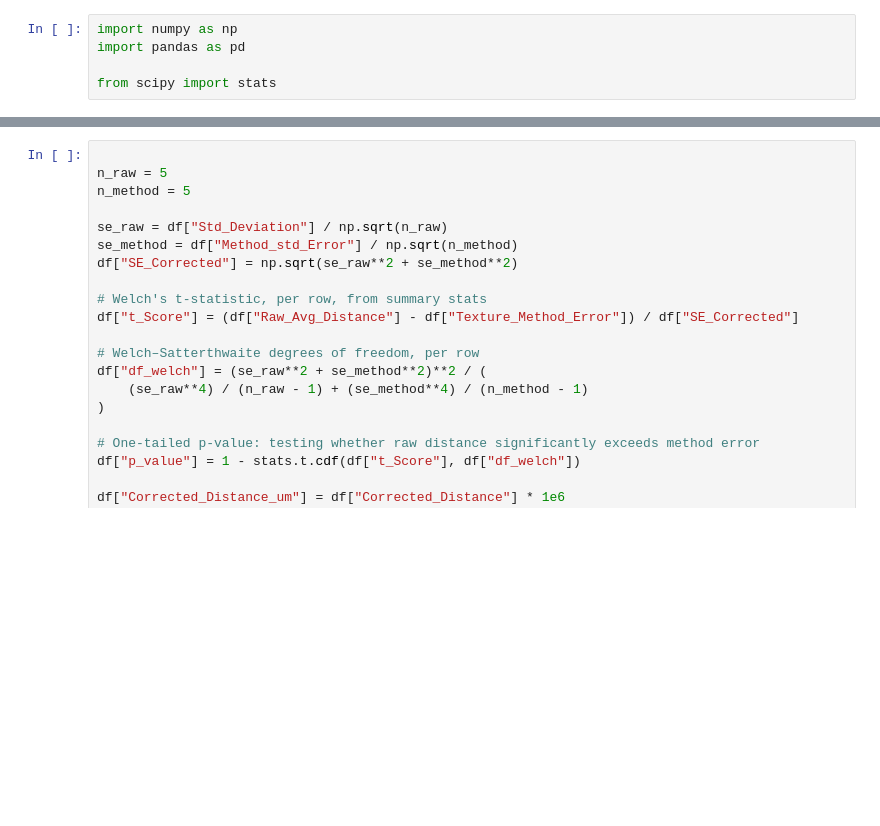
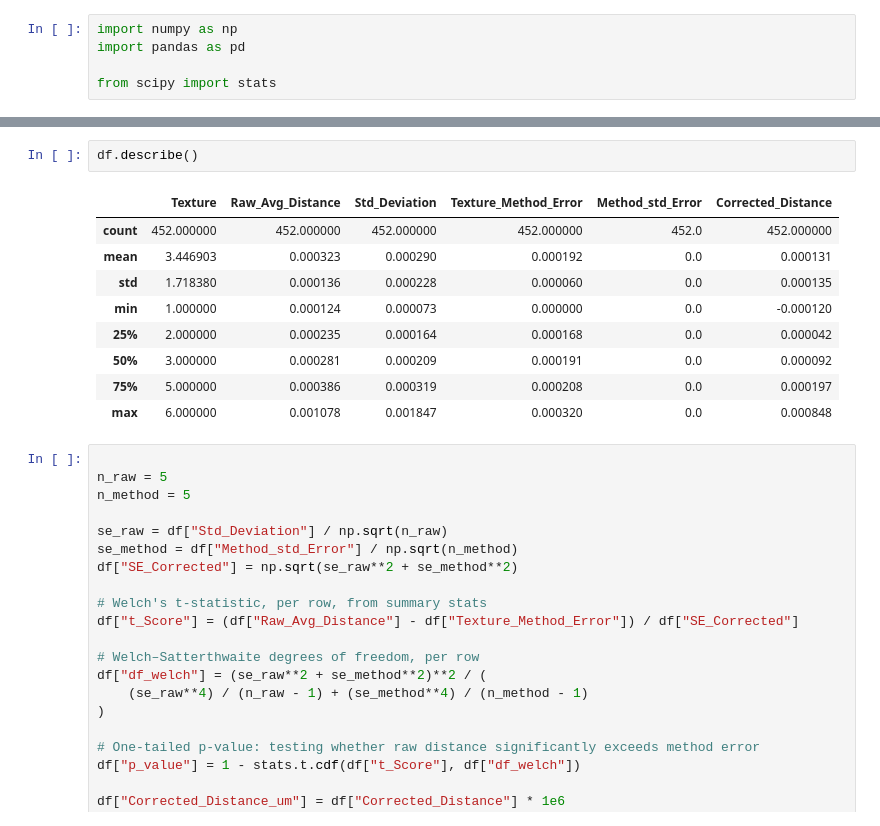
Before and after one commit to shepai/3D-textures, a Jupyter notebook: Experimental/3d scan/view_data.ipynb, the cells around one changed output, grey strips where cells are left out. Saved outputs shown, nothing was run; the diff lists cells and outputs as text; blank space fills up the shorter version.

```diff
--- a/Experimental/3d scan/test.ipynb
+++ b/Experimental/3d scan/view_data.ipynb
@@ -17,3 +17,15 @@ df.head()
+# %%
+df.describe()
+# %% [output]
+|  | Texture | Raw_Avg_Distance | Std_Deviation | Texture_Method_Error | Method_std_Error | Corrected_Distance |
+| count | 452.000000 | 452.000000 | 452.000000 | 452.000000 | 452.0 | 452.000000 |
+| mean | 3.446903 | 0.000323 | 0.000290 | 0.000192 | 0.0 | 0.000131 |
+| std | 1.718380 | 0.000136 | 0.000228 | 0.000060 | 0.0 | 0.000135 |
+| min | 1.000000 | 0.000124 | 0.000073 | 0.000000 | 0.0 | -0.000120 |
+| 25% | 2.000000 | 0.000235 | 0.000164 | 0.000168 | 0.0 | 0.000042 |
+| 50% | 3.000000 | 0.000281 | 0.000209 | 0.000191 | 0.0 | 0.000092 |
+| 75% | 5.000000 | 0.000386 | 0.000319 | 0.000208 | 0.0 | 0.000197 |
+| max | 6.000000 | 0.001078 | 0.001847 | 0.000320 | 0.0 | 0.000848 |
 # %%
 
 n_raw = 5
```
Also changed, not shown: parts of 1 cell of this notebook, 6 other files.
